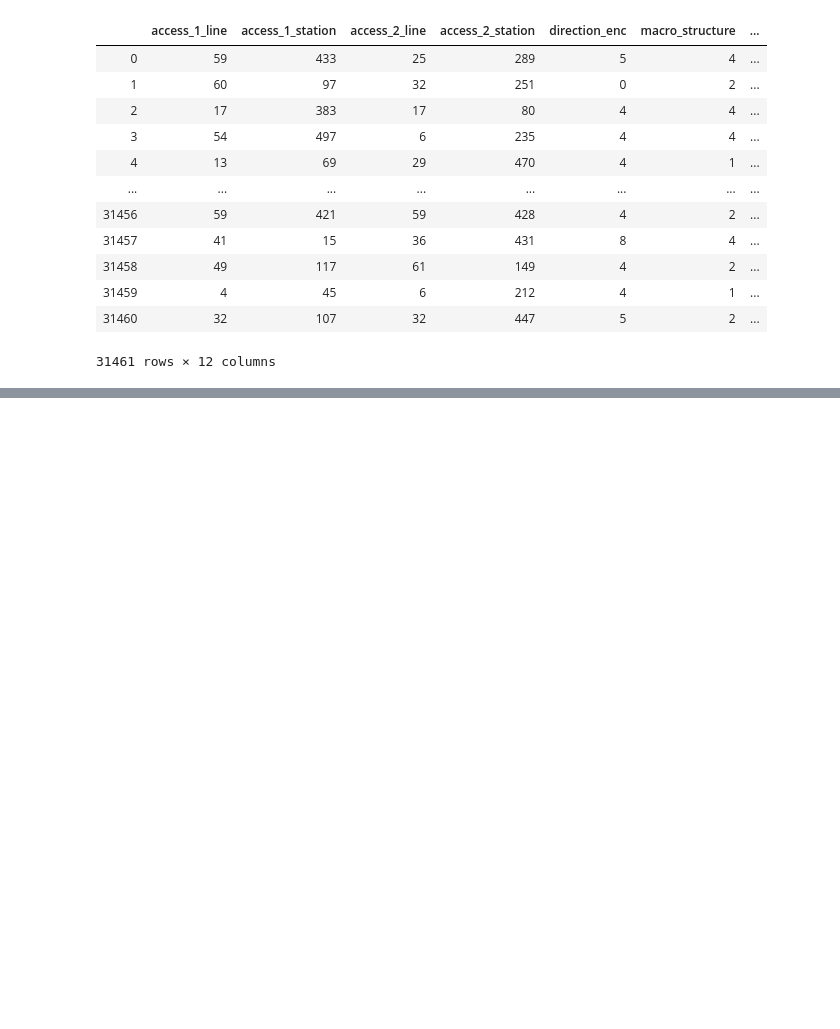
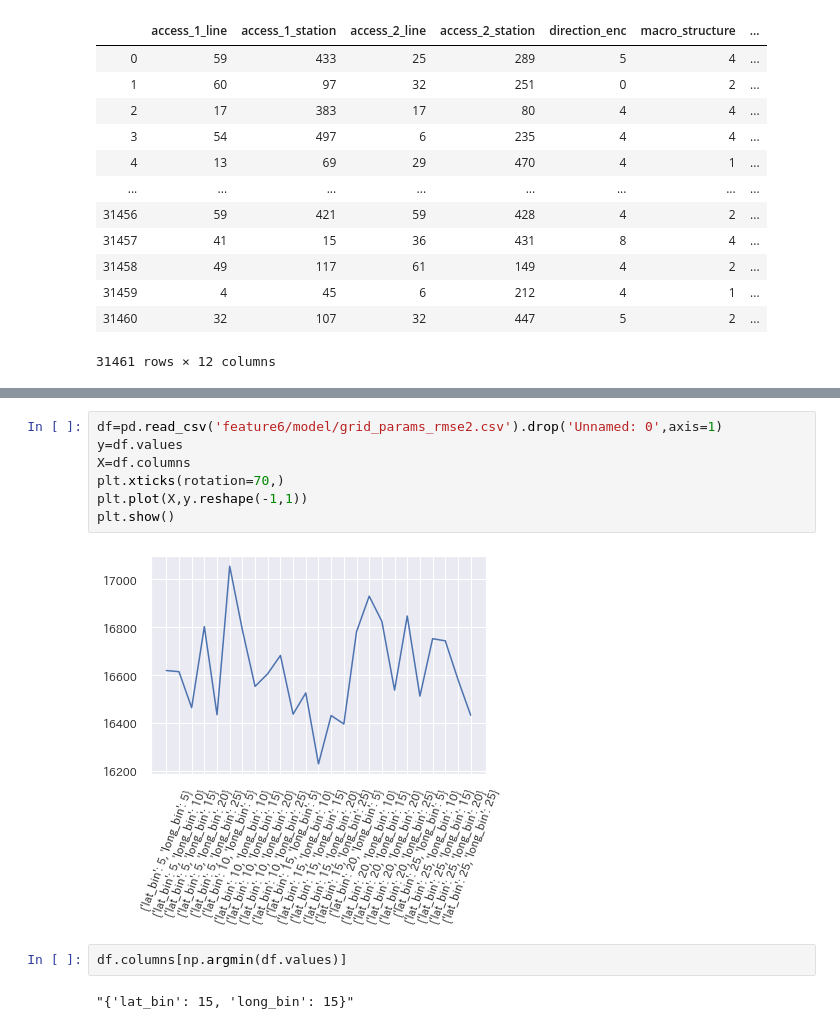
Before and after one commit to nsakki55/ml_note, a Jupyter notebook: signate/mynavi/code/make_feature6.ipynb, the cells around one changed output, grey strips where cells are left out. Saved outputs shown, nothing was run; the diff lists cells and outputs as text; blank space fills up the shorter version.

```diff
--- a/signate/mynavi/code/make_feature6.ipynb
+++ b/signate/mynavi/code/make_feature6.ipynb
@@ -179,0 +187,13 @@ SyntaxError: invalid syntax (<ipython-input-3-47b5d79570c2>, line 1)
+# %%
+df=pd.read_csv('feature6/model/grid_params_rmse2.csv').drop('Unnamed: 0',axis=1)
+y=df.values
+X=df.columns
+plt.xticks(rotation=70,)
+plt.plot(X,y.reshape(-1,1))
+plt.show()
+# %% [output]
+[figure, added]
+# %%
+df.columns[np.argmin(df.values)]
+# %% [output]
+"{'lat_bin': 15, 'long_bin': 15}"
```
Also changed, not shown: parts of 3 cells of this notebook, 8 other files.
